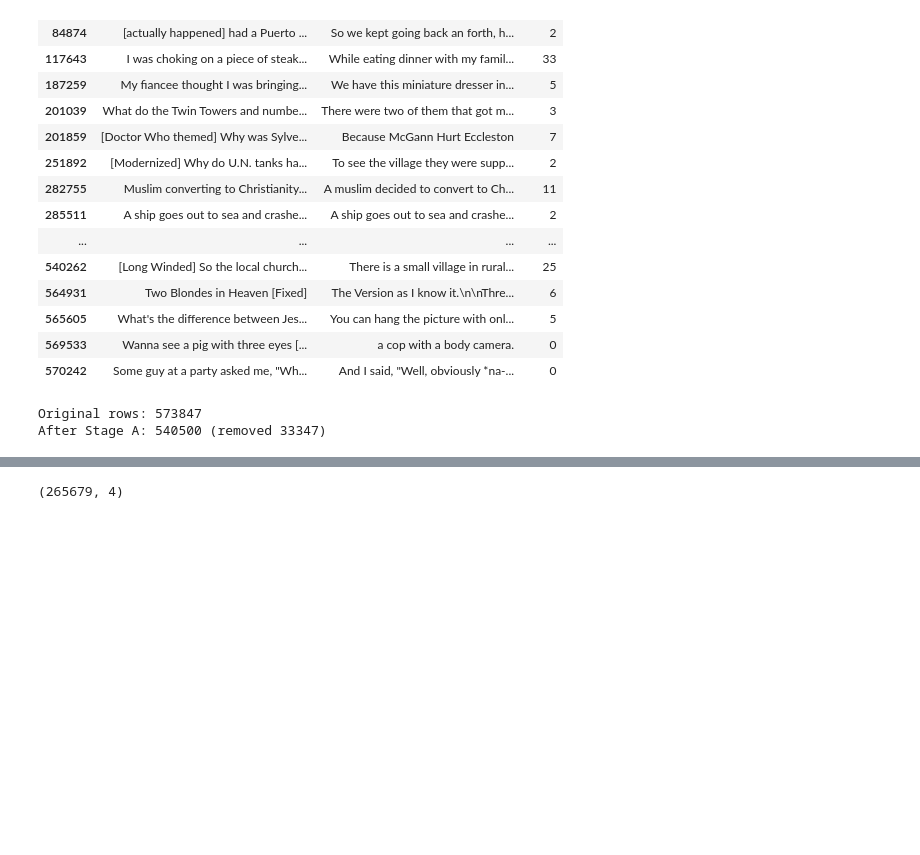
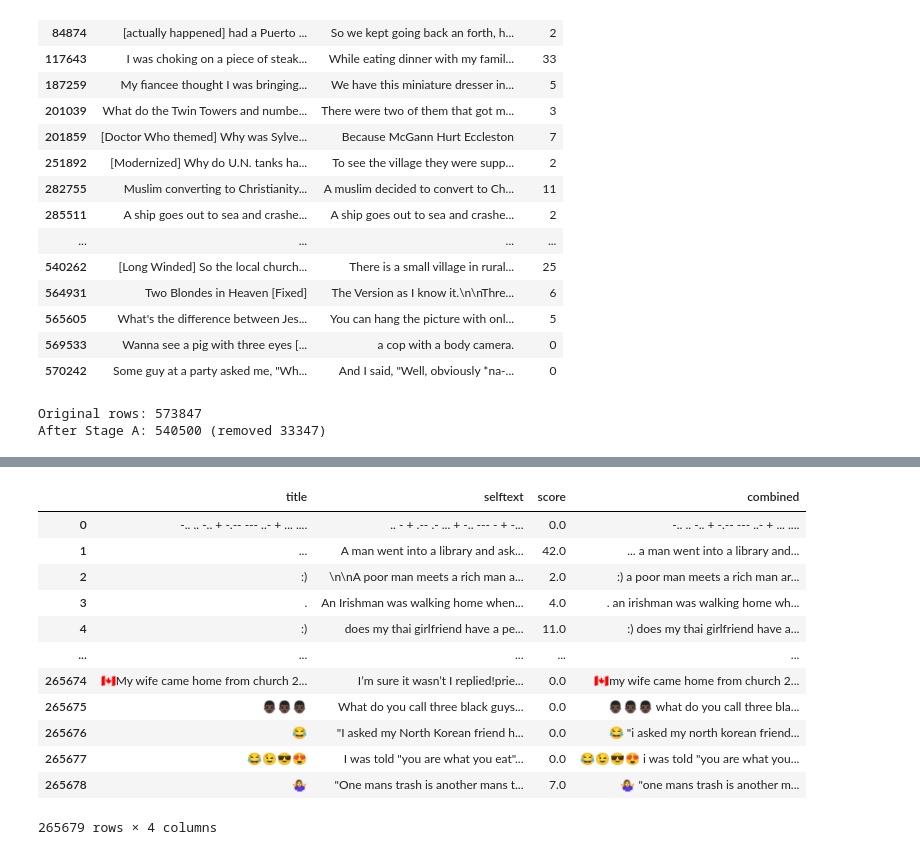
Before and after one commit to AndriiD-dev/MWAHAHA_Competition, a Jupyter notebook: data_investigation/one_million_jokes.ipynb, the cells around one changed output, grey strips where cells are left out. Drawn from its saved outputs; the diff is of its cells as text; code cells hidden in the pictures; blank space fills up the shorter version.

```diff
--- a/one_million_jokes.ipynb
+++ b/data_investigation/one_million_jokes.ipynb
@@ -446,6 +349,18 @@ one_million_jokes_stageC[one_million_jokes_stageC["title"].str.contains("Ukraini
 # %%
 df = pd.read_csv('one_million_jokes_cleaned_llm_poc.csv')
 # %%
-df.shape
+df
 # %% [output]
+|  | title | selftext | score | combined |
+| 0 | -.. .. -.. + -.-- --- ..- + ... .... | .. - + .-- .- ... + -.. --- - + -... | 0.0 | -.. .. -.. + -.-- --- ..- + ... .... |
+| 1 | ... | A man went into a library and ask... | 42.0 | ... a man went into a library and... |
+| 2 | :) | \n\nA poor man meets a rich man a... | 2.0 | :) a poor man meets a rich man ar... |
+| 3 | . | An Irishman was walking home when... | 4.0 | . an irishman was walking home wh... |
+| 4 | :) | does my thai girlfriend have a pe... | 11.0 | :) does my thai girlfriend have a... |
+| ... | ... | ... | ... | ... |
+| 265674 | 🇨🇦My wife came home from church 2... | I’m sure it wasn’t I replied!prie... | 0.0 | 🇨🇦my wife came home from church 2... |
+| 265675 | 👨🏿👨🏿👨🏿 | What do you call three black guys... | 0.0 | 👨🏿👨🏿👨🏿 what do you call three bla... |
+| 265676 | 😂 | "I asked my North Korean friend h... | 0.0 | 😂 "i asked my north korean friend... |
+| 265677 | 😂😉😎😍 | I was told "you are what you eat"... | 0.0 | 😂😉😎😍 i was told "you are what you... |
+| 265678 | 🤷‍♀️ | "One mans trash is another mans t... | 7.0 | 🤷‍♀️ "one mans trash is another m... |
-(265679, 4)
+265679 rows × 4 columns
```
Also changed, not shown: parts of 13 cells of this notebook, 7 other files.
